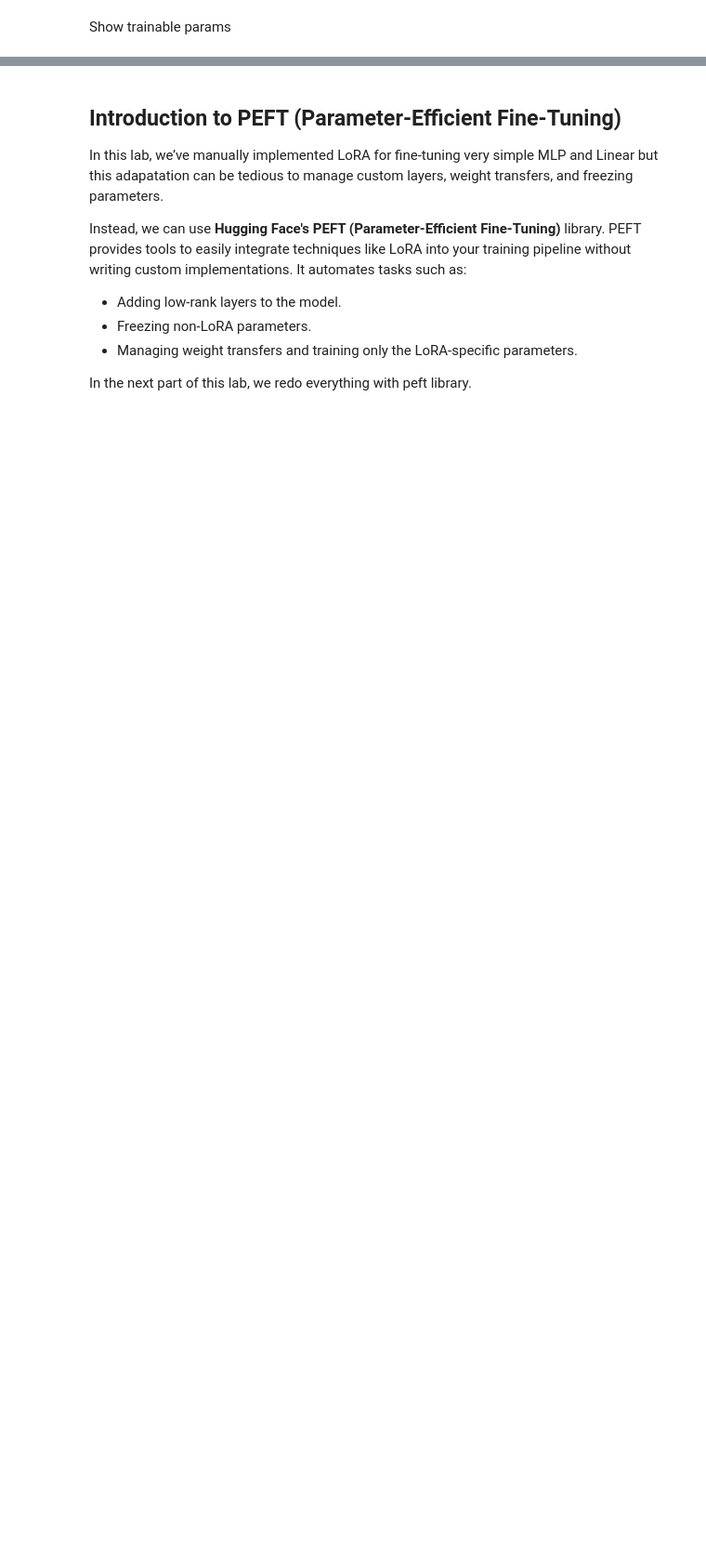
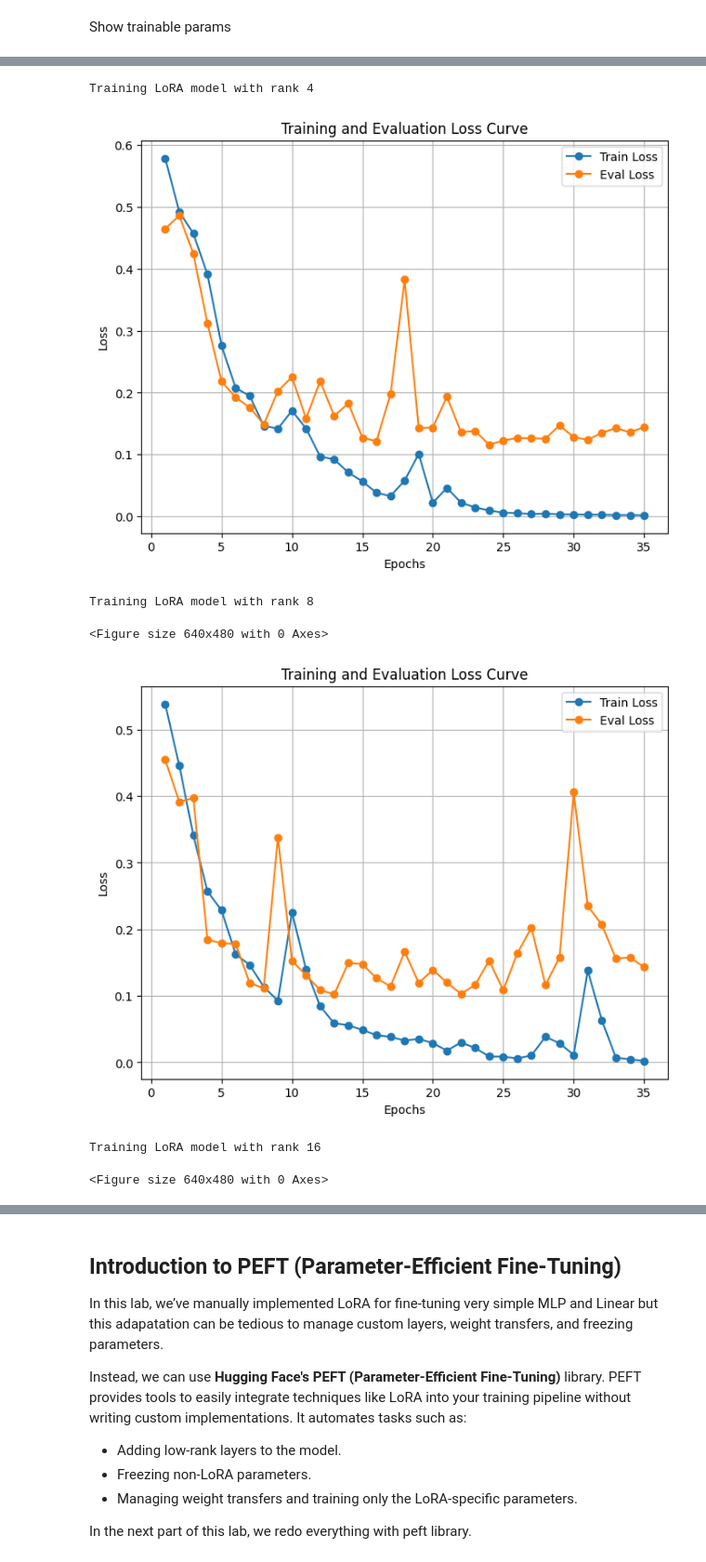
Before and after one commit to ArnaudoB/CSC_52002_EP-MultimodalGenAI, a Jupyter notebook: lab2/lab2.ipynb, the cells around one changed output, grey strips where cells are left out. Shown at 93% size. Drawn from its saved outputs; the diff is of its cells as text; code cells hidden in the pictures; blank space fills up the shorter version.

```diff
--- a/lab2/lab2.ipynb
+++ b/lab2/lab2.ipynb
@@ -562,6 +724,13 @@ class LoRA_MLP(nn.Module):
 def freeze_non_lora_parameters(model):
     ### Complete the following code of: freezing none lora parameters,
     ### consider also make the last linear layer trainable
+    for name, param in model.named_parameters():
+        if 'low_rank_A' in name or 'low_rank_B' in name:
+            param.requires_grad = True
+        else:
+            param.requires_grad = False
+        if 'seq.4' in name:  # Make the last linear layer trainable
+            param.requires_grad = True
 # %%
 # use it
 lora_model = LoRA_MLP(lora_rank=8).to(device)  # You can adjust the rank as needed
@@ -573,0 +750,16 @@ train(lora_model, optimizer, criterion, train_dataloader, eval_dataloader, devic
+# %%
+ranks = [4, 8, 16, 32]
+for rank in ranks:
+    print(f"Training LoRA model with rank {rank}")
+    lora_model = LoRA_MLP(lora_rank=rank).to(device)
+    freeze_non_lora_parameters(lora_model)
+    optimizer = torch.optim.Adam(lora_model.parameters(), lr=lr)
+    train(lora_model, optimizer, criterion, train_dataloader, eval_dataloader, device=device, epochs=max_epochs, output=f"./lora_model_training_curve_rank_{rank}.png")
+# %% [output]
+Training LoRA model with rank 4
+[figure, added]
+Training LoRA model with rank 8
+<Figure size 640x480 with 0 Axes>
+[figure, added]
+Training LoRA model with rank 16
+<Figure size 640x480 with 0 Axes>
```
Also changed, not shown: parts of 45 cells of this notebook, 7 other files.
